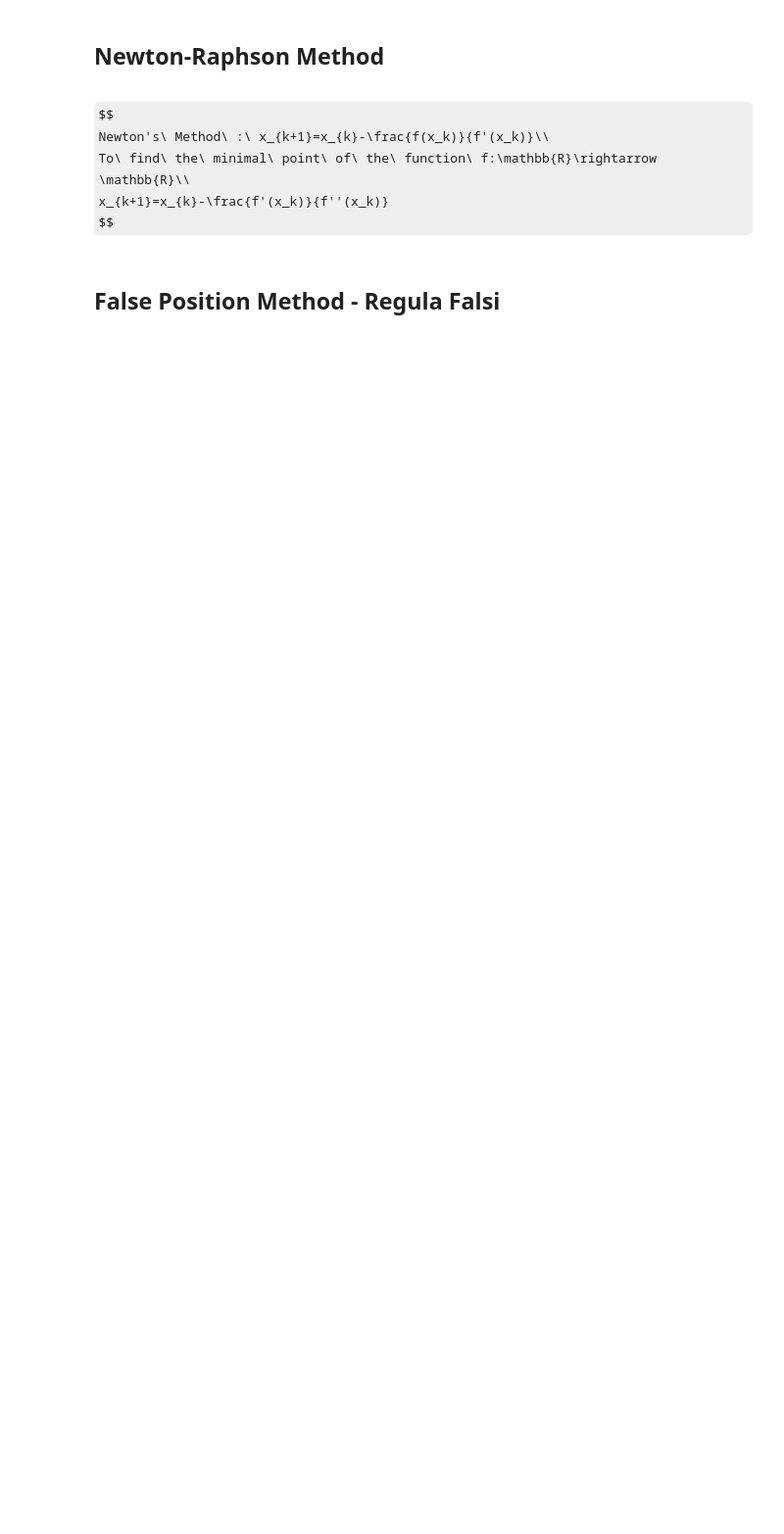
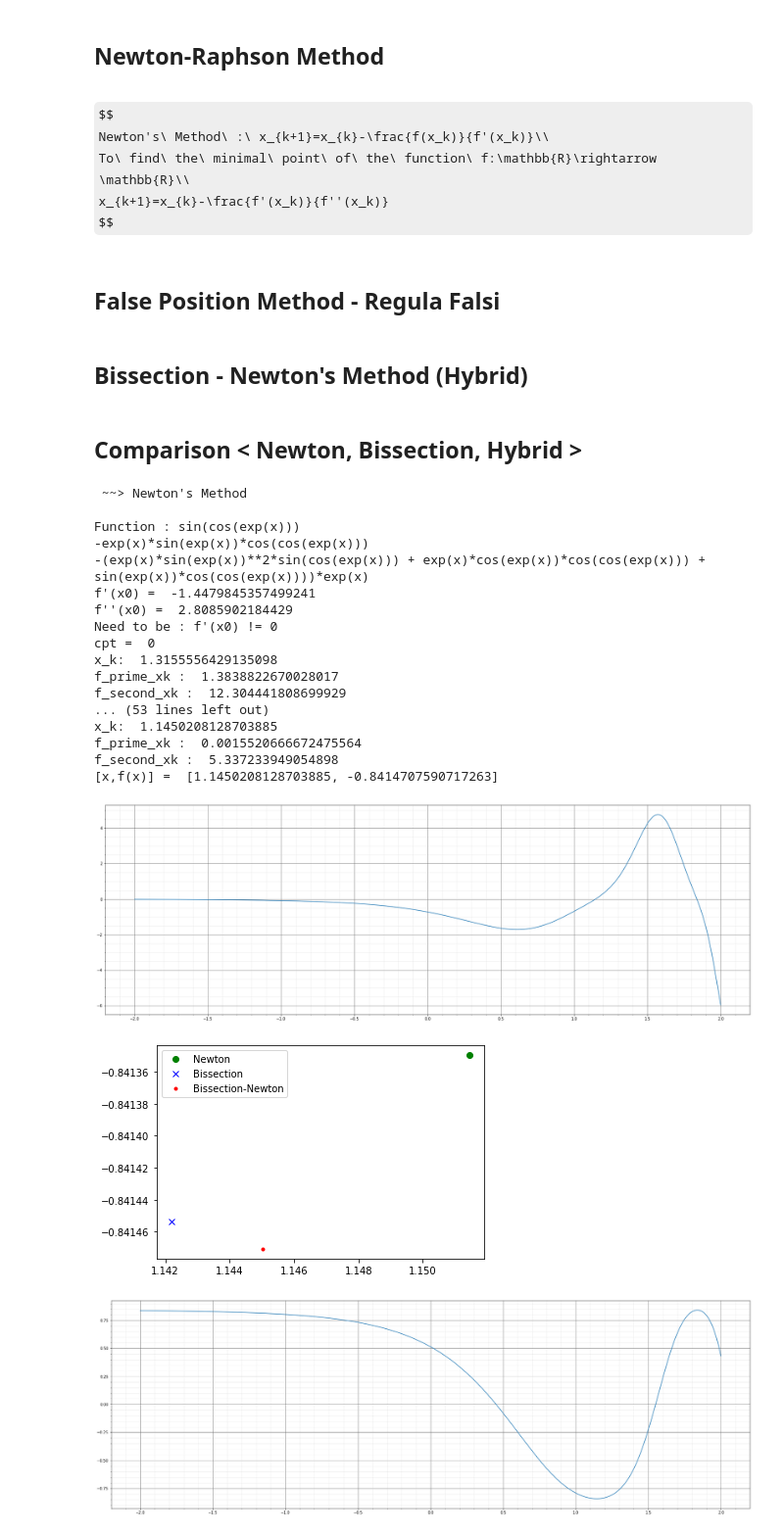
Before and after one commit to Taylor-X01/Optimization-Algorithm, a Jupyter notebook: Line_search.ipynb, the cells around one changed output. Shown at 98% size. Drawn from its saved outputs; the diff is of its cells as text; code cells hidden in the pictures; some formulas as TeX source; blank space fills up the shorter version.

Commit message:
New Hybrid method

```diff
--- a/Line_search.ipynb
+++ b/Line_search.ipynb
@@ -13,0 +107,5 @@ $$
+# %%
+expr = ( (x+2*y-7)**2 )+( (2*x+y-5)**2 )
+f = lambdify([x,y],expr)
+expr_prime = expr.diff(x,y)
+expr_prime
@@ -24,2 +233,60 @@ $$
 # %% [markdown]
 ## False Position Method - Regula Falsi
+# %% [markdown]
+## Bissection - Newton's Method (Hybrid)
+# %%
+def bissection_newton(fct,a,b,err=.05):
+  print("\n\nBissection :\n")
+  x,f_x = bissection(fct,a,b,1)
+  print("\n\nNewton : \n")
+  x,f_x = newton(fct,x,err)
+  return [x,f_x]
+# %% [markdown]
+## Comparison < Newton, Bissection, Hybrid >
+# %%
+# f3 = x**2+5*x
+f3 = sin(cos(exp(x)))
+f3_prime = -exp(x)*sin(exp(x))*cos(cos(exp(x)))
+
+print("\n\n\n ~~> Newton's Method \n")
+nwtn = newton(f3,0.8)
+# result: 1.1494460852213106, -0.8414113953797868
+#         f'(x*) = 0.02533145117663931
+
+print("\n\n\n ~~> Bissection's Method\n")
+biss = bissection(f3,0,1.7,v=True)
+# result: 1.1421875, -0.8414537940888557
+#         f'(x*) = -0.013506376215777379
+
+print("\n\n\n ~~> Bissection-Newton's Method\n")
+biss_nwtn = bissection_newton(f3,-2,1.8) # Precise et nous donne une marge plus grande pour choisir les points initiaux
+# result: 1.1450208128703885, -0.8414707590717263
+#         f'(x*) = 0.0015520666672475564
+
+plot(f3_prime,-2,2)
+plt.plot(nwtn[0],nwtn[1],'og',label="Newton") # Newton
+plt.plot(biss[0],biss[1],'xb',label="Bissection")  # Bissection
+plt.plot(biss_nwtn[0],biss_nwtn[1],'.r',label="Bissection-Newton") # Bissection-Newton
+plt.legend()
+plot(f3,-2,2)
+# %% [output]
+ ~~> Newton's Method
+
+Function : sin(cos(exp(x)))
+-exp(x)*sin(exp(x))*cos(cos(exp(x)))
+-(exp(x)*sin(exp(x))**2*sin(cos(exp(x))) + exp(x)*cos(exp(x))*cos(cos(exp(x))) + sin(exp(x))*cos(cos(exp(x))))*exp(x)
+f'(x0) =  -1.4479845357499241
+f''(x0) =  2.8085902184429
+Need to be : f'(x0) != 0
+cpt =  0
+x_k:  1.3155556429135098
+f_prime_xk :  1.3838822670028017
+f_second_xk :  12.304441808699929
+... (53 lines left out)
+x_k:  1.1450208128703885
+f_prime_xk :  0.0015520666672475564
+f_second_xk :  5.337233949054898
+[x,f(x)] =  [1.1450208128703885, -0.8414707590717263]
+[figure, added]
+[figure, added]
+[figure, added]
```
Also changed, not shown: parts of 11 cells of this notebook.
